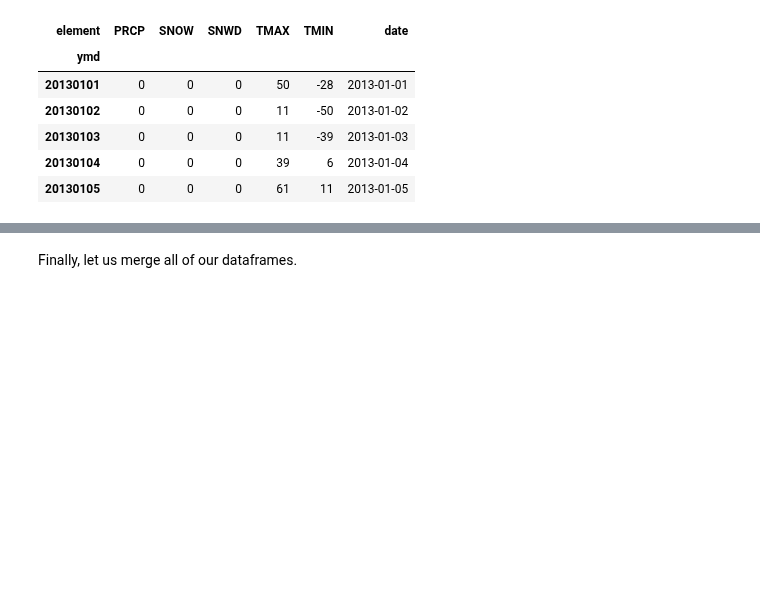
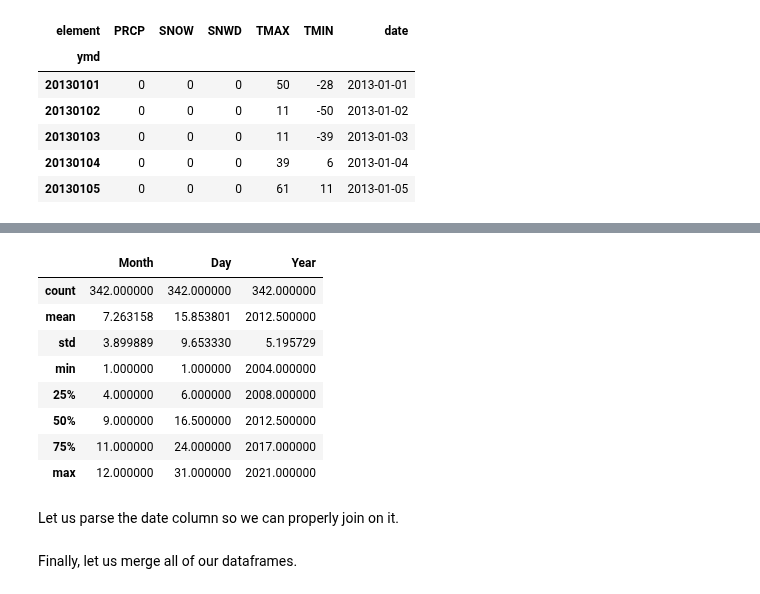
Before and after one commit to jmfb/CS5610, a Jupyter notebook: m5p5/M5 Project 5.1 - Cleaning.ipynb, the cells around one changed output, grey strips where cells are left out. Cells and saved outputs as stored; diff of their text form; code cells hidden in the pictures; blank space fills up the shorter version.

```diff
--- a/m5p5/M5 Project 5.1 - Cleaning.ipynb
+++ b/m5p5/M5 Project 5.1 - Cleaning.ipynb
@@ -158,0 +187,14 @@ cdf.head()
+# %%
+holiday_df.describe()
+# %% [output]
+|  | Month | Day | Year |
+| count | 342.000000 | 342.000000 | 342.000000 |
+| mean | 7.263158 | 15.853801 | 2012.500000 |
+| std | 3.899889 | 9.653330 | 5.195729 |
+| min | 1.000000 | 1.000000 | 2004.000000 |
+| 25% | 4.000000 | 6.000000 | 2008.000000 |
+| 50% | 9.000000 | 16.500000 | 2012.500000 |
+| 75% | 11.000000 | 24.000000 | 2017.000000 |
+| max | 12.000000 | 31.000000 | 2021.000000 |
+# %% [markdown]
+Let us parse the date column so we can properly join on it.
```
Also changed, not shown: parts of 5 cells of this notebook, 2 other files.
